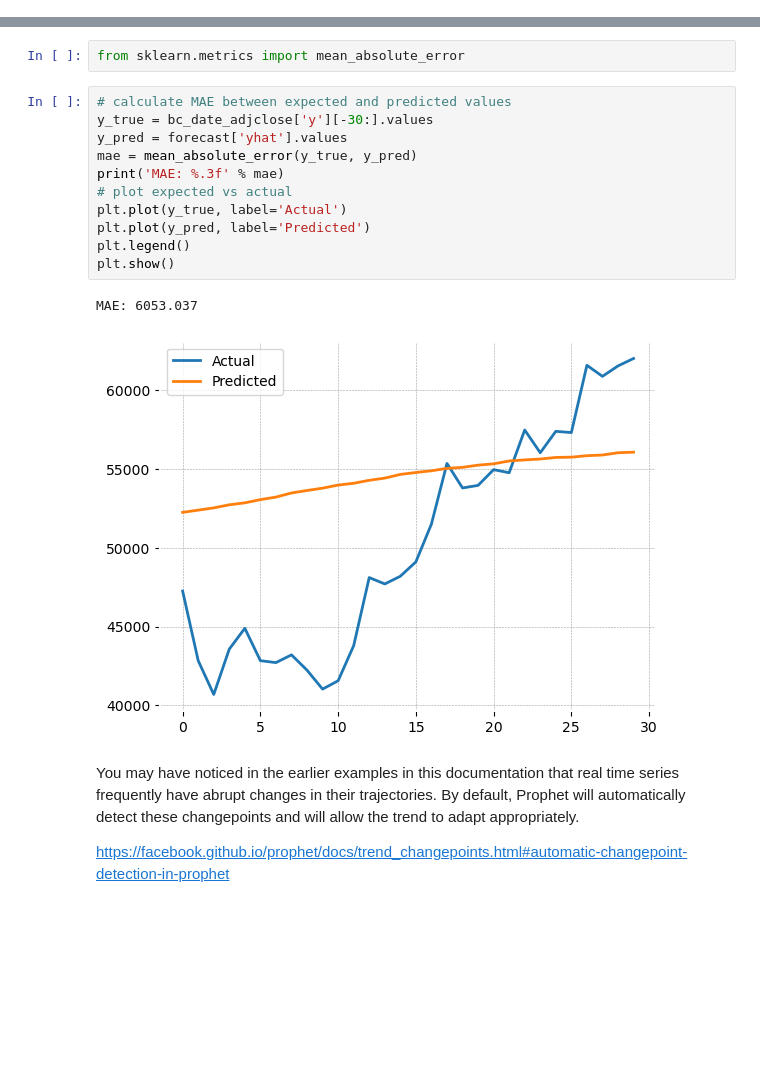
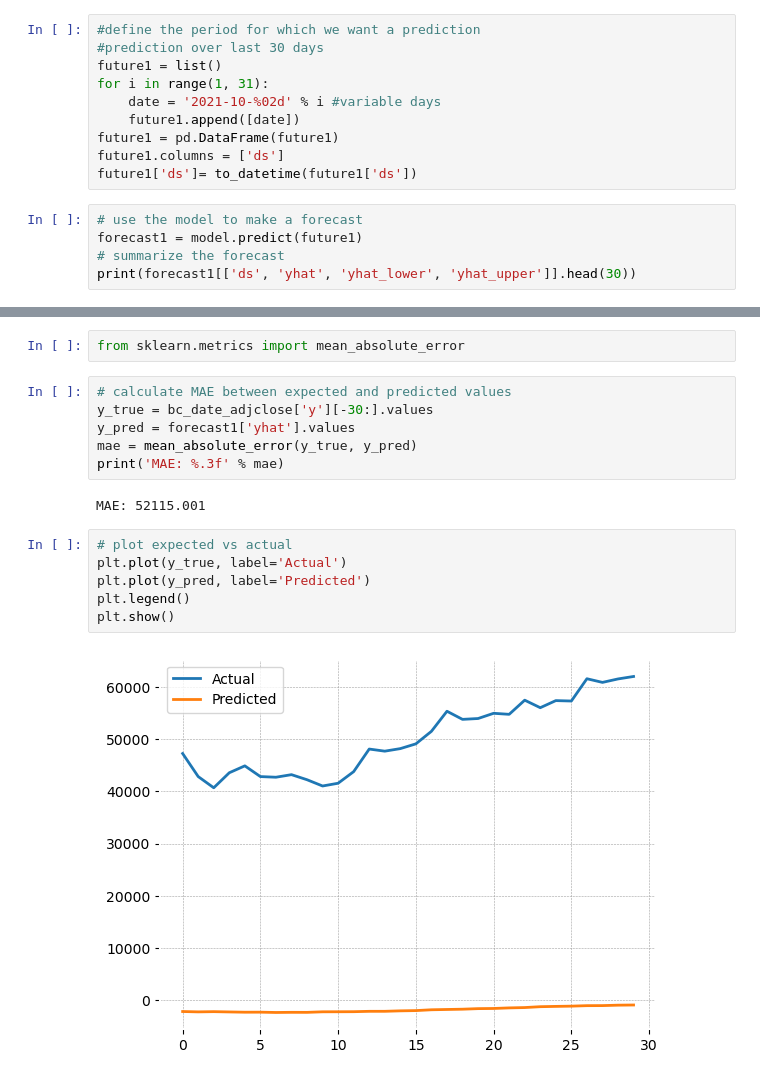
Before and after one commit to General2096/Sprinboard, a Jupyter notebook: Capstone Project/Pre-processing & Training Data Development Bitcoin.ipynb, the cells around one changed output, grey strips where cells are left out. Cells and saved outputs as stored; diff of their text form; blank space fills up the shorter version.

```diff
--- a/Capstone Project/Pre-processing & Training Data Development Bitcoin.ipynb
+++ b/Capstone Project/Pre-processing & Training Data Development Bitcoin.ipynb
@@ -336,0 +334,15 @@ forecast[['ds', 'yhat', 'yhat_lower', 'yhat_upper']].tail()
+# %%
+#define the period for which we want a prediction
+#prediction over last 30 days
+future1 = list()
+for i in range(1, 31):
+	date = '2021-10-%02d' % i #variable days
+	future1.append([date])
+future1 = pd.DataFrame(future1)
+future1.columns = ['ds']
+future1['ds']= to_datetime(future1['ds'])
+# %%
+# use the model to make a forecast
+forecast1 = model.predict(future1)
+# summarize the forecast
+print(forecast1[['ds', 'yhat', 'yhat_lower', 'yhat_upper']].head(30))
@@ -361,21 +372,19 @@ plt.show()
 [figure]
 # %%
 from sklearn.metrics import mean_absolute_error
+# %%
+# calculate MAE between expected and predicted values
+y_true = bc_date_adjclose['y'][-30:].values
+y_pred = forecast1['yhat'].values
+mae = mean_absolute_error(y_true, y_pred)
+print('MAE: %.3f' % mae)
+# %% [output]
+MAE: 52115.001
 # %%
-# calculate MAE between expected and predicted values
-y_true = bc_date_adjclose['y'][-30:].values
-y_pred = forecast['yhat'].values
-mae = mean_absolute_error(y_true, y_pred)
-print('MAE: %.3f' % mae)
 # plot expected vs actual
 plt.plot(y_true, label='Actual')
 plt.plot(y_pred, label='Predicted')
 plt.legend()
 plt.show()
 # %% [output]
-MAE: 6053.037
-[figure, old version]
+[figure, new version]
-# %% [markdown]
-You may have noticed in the earlier examples in this documentation that real time series frequently have abrupt changes in their trajectories. By default, Prophet will automatically detect these changepoints and will allow the trend to adapt appropriately.
-
-https://facebook.github.io/prophet/docs/trend_changepoints.html#automatic-changepoint-detection-in-prophet
```
Also changed, not shown: parts of 42 cells of this notebook.
